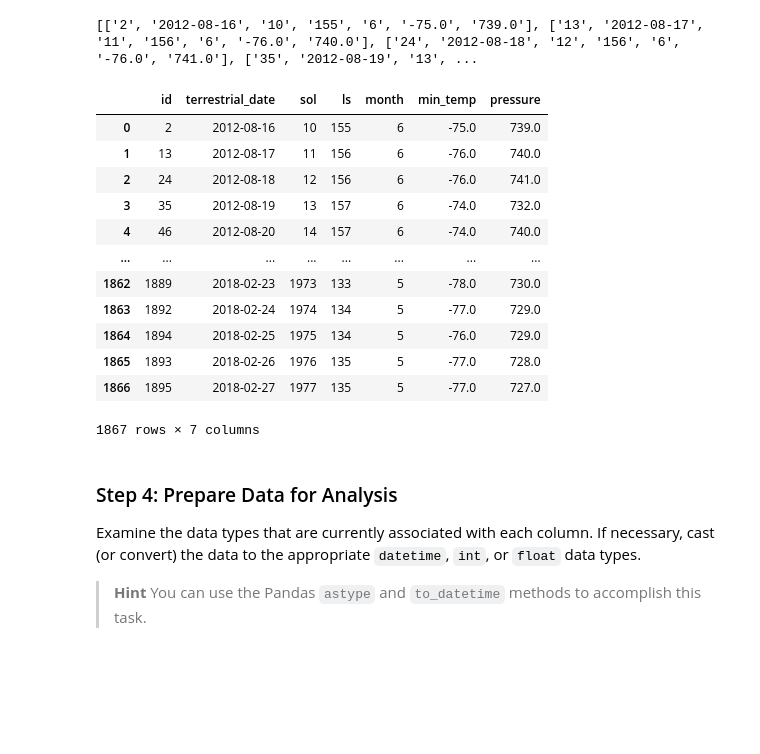
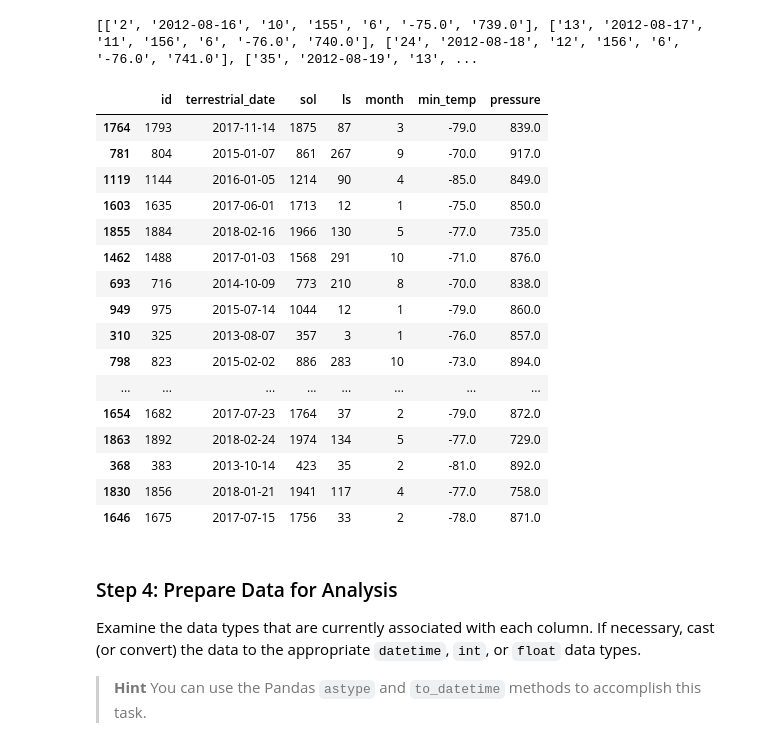
Before and after one commit to AlejandraFeatherston/data-collection-challenge, a Jupyter notebook: part_2_mars_weather.ipynb, the cells around one changed output. Saved outputs shown, nothing was run; the diff lists cells and outputs as text; code cells hidden in the pictures; blank space fills up the shorter version.

```diff
--- a/part_2_mars_weather.ipynb
+++ b/part_2_mars_weather.ipynb
@@ -71,21 +72,25 @@ df = pd.DataFrame(rows_list)
 df.columns = column_names
 # %%
 # Confirm DataFrame was created successfully
-df
+df.sample(20)
 # %% [output]
 |  | id | terrestrial_date | sol | ls | month | min_temp | pressure |
-| 0 | 2 | 2012-08-16 | 10 | 155 | 6 | -75.0 | 739.0 |
-| 1 | 13 | 2012-08-17 | 11 | 156 | 6 | -76.0 | 740.0 |
-| 2 | 24 | 2012-08-18 | 12 | 156 | 6 | -76.0 | 741.0 |
-| 3 | 35 | 2012-08-19 | 13 | 157 | 6 | -74.0 | 732.0 |
-| 4 | 46 | 2012-08-20 | 14 | 157 | 6 | -74.0 | 740.0 |
+| 1764 | 1793 | 2017-11-14 | 1875 | 87 | 3 | -79.0 | 839.0 |
+| 781 | 804 | 2015-01-07 | 861 | 267 | 9 | -70.0 | 917.0 |
+| 1119 | 1144 | 2016-01-05 | 1214 | 90 | 4 | -85.0 | 849.0 |
+| 1603 | 1635 | 2017-06-01 | 1713 | 12 | 1 | -75.0 | 850.0 |
+| 1855 | 1884 | 2018-02-16 | 1966 | 130 | 5 | -77.0 | 735.0 |
+| 1462 | 1488 | 2017-01-03 | 1568 | 291 | 10 | -71.0 | 876.0 |
+| 693 | 716 | 2014-10-09 | 773 | 210 | 8 | -70.0 | 838.0 |
+| 949 | 975 | 2015-07-14 | 1044 | 12 | 1 | -79.0 | 860.0 |
+| 310 | 325 | 2013-08-07 | 357 | 3 | 1 | -76.0 | 857.0 |
+| 798 | 823 | 2015-02-02 | 886 | 283 | 10 | -73.0 | 894.0 |
 | ... | ... | ... | ... | ... | ... | ... | ... |
-| 1862 | 1889 | 2018-02-23 | 1973 | 133 | 5 | -78.0 | 730.0 |
+| 1654 | 1682 | 2017-07-23 | 1764 | 37 | 2 | -79.0 | 872.0 |
 | 1863 | 1892 | 2018-02-24 | 1974 | 134 | 5 | -77.0 | 729.0 |
-| 1864 | 1894 | 2018-02-25 | 1975 | 134 | 5 | -76.0 | 729.0 |
-| 1865 | 1893 | 2018-02-26 | 1976 | 135 | 5 | -77.0 | 728.0 |
-| 1866 | 1895 | 2018-02-27 | 1977 | 135 | 5 | -77.0 | 727.0 |
+| 368 | 383 | 2013-10-14 | 423 | 35 | 2 | -81.0 | 892.0 |
+| 1830 | 1856 | 2018-01-21 | 1941 | 117 | 4 | -77.0 | 758.0 |
+| 1646 | 1675 | 2017-07-15 | 1756 | 33 | 2 | -78.0 | 871.0 |
-1867 rows × 7 columns
 # %% [markdown]
 ### Step 4: Prepare Data for Analysis
 
```
Also changed, not shown: parts of 9 cells of this notebook.
